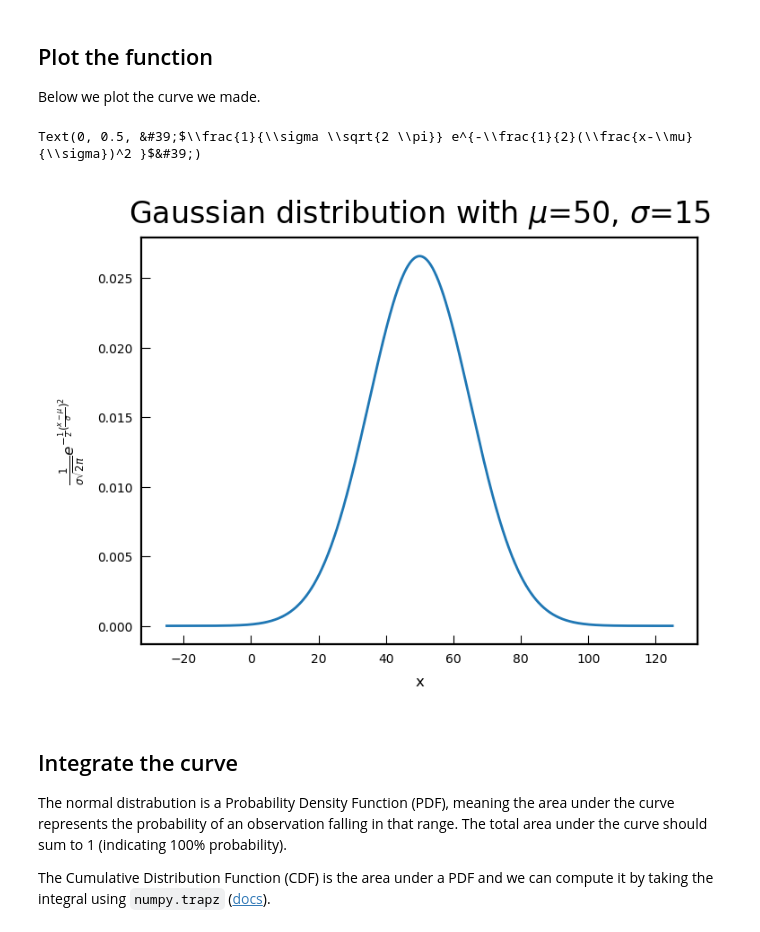
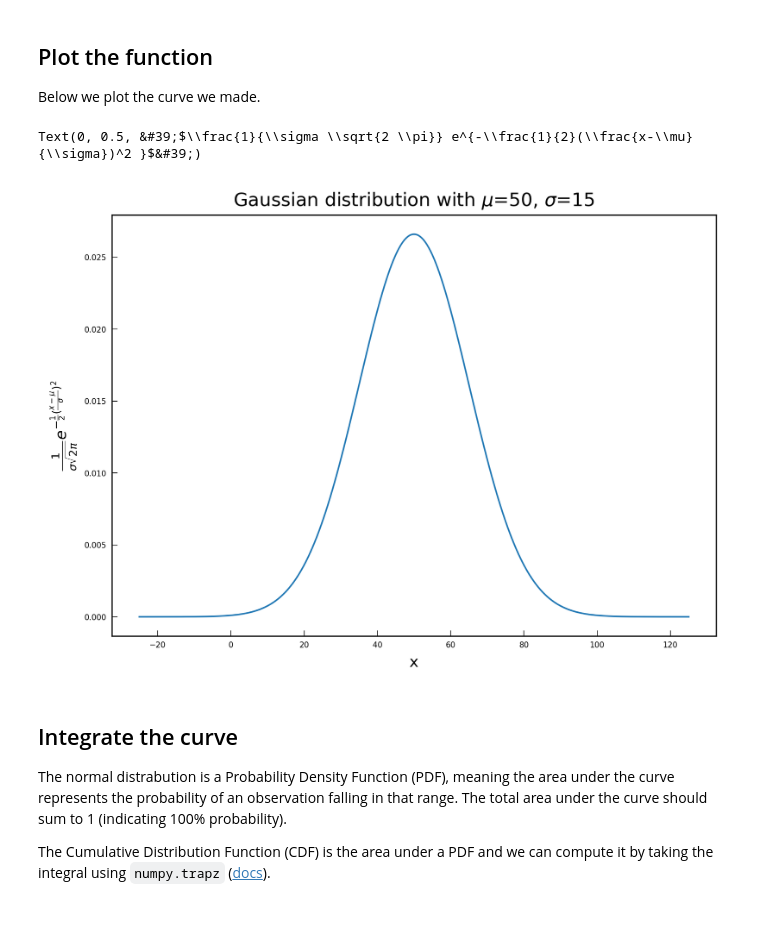
Before and after one commit to cjtu/spirl, a Jupyter notebook: _sources/sp_function-plotting.ipynb, the cells around one changed output. Cells and saved outputs as stored; diff of their text form; code cells hidden in the pictures.

```diff
--- a/_sources/sp_function-plotting.ipynb
+++ b/_sources/sp_function-plotting.ipynb
@@ -41,18 +41,18 @@ y = Gaussian(x, mean, stdev)
 Below we plot the curve we made.
 # %%
 # Set up plot
-f, ax = plt.subplots(figsize=(4, 3), dpi=200)
+f, ax = plt.subplots(figsize=(7, 5), dpi=300)
 
 ax.plot(x, y, '-', lw=1, c='tab:blue')
 
 #---------------
-ax.tick_params(axis='both', labelsize=5, direction='in', width=.4)
+ax.tick_params(axis='both', direction='in')
 ax.set_title(f'Gaussian distribution with $\mu$={mean}, $\sigma$={stdev}')
-ax.set_xlabel('x', size=6)
-ax.set_ylabel(r'$\frac{1}{\sigma \sqrt{2 \pi}} e^{-\frac{1}{2}(\frac{x-\mu}{\sigma})^2 }$',  size=6)
+ax.set_xlabel('x')
+ax.set_ylabel(r'$\frac{1}{\sigma \sqrt{2 \pi}} e^{-\frac{1}{2}(\frac{x-\mu}{\sigma})^2 }$')
 # %% [output]
 Text(0, 0.5, &#39;$\\frac{1}{\\sigma \\sqrt{2 \\pi}} e^{-\\frac{1}{2}(\\frac{x-\\mu}{\\sigma})^2 }$&#39;)
-[figure, old version]
+[figure, new version]
 # %% [markdown]
 ## Integrate the curve
 
```
Also changed, not shown: parts of 4 cells of this notebook, 11 other files.
